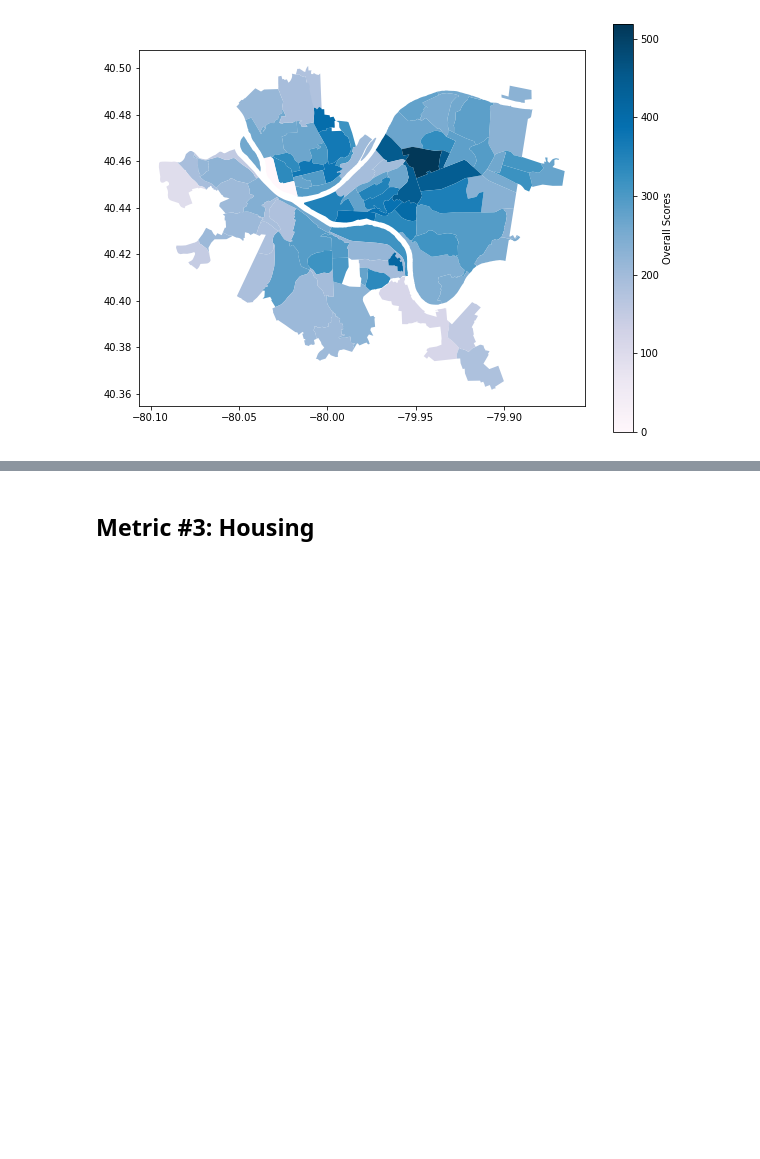
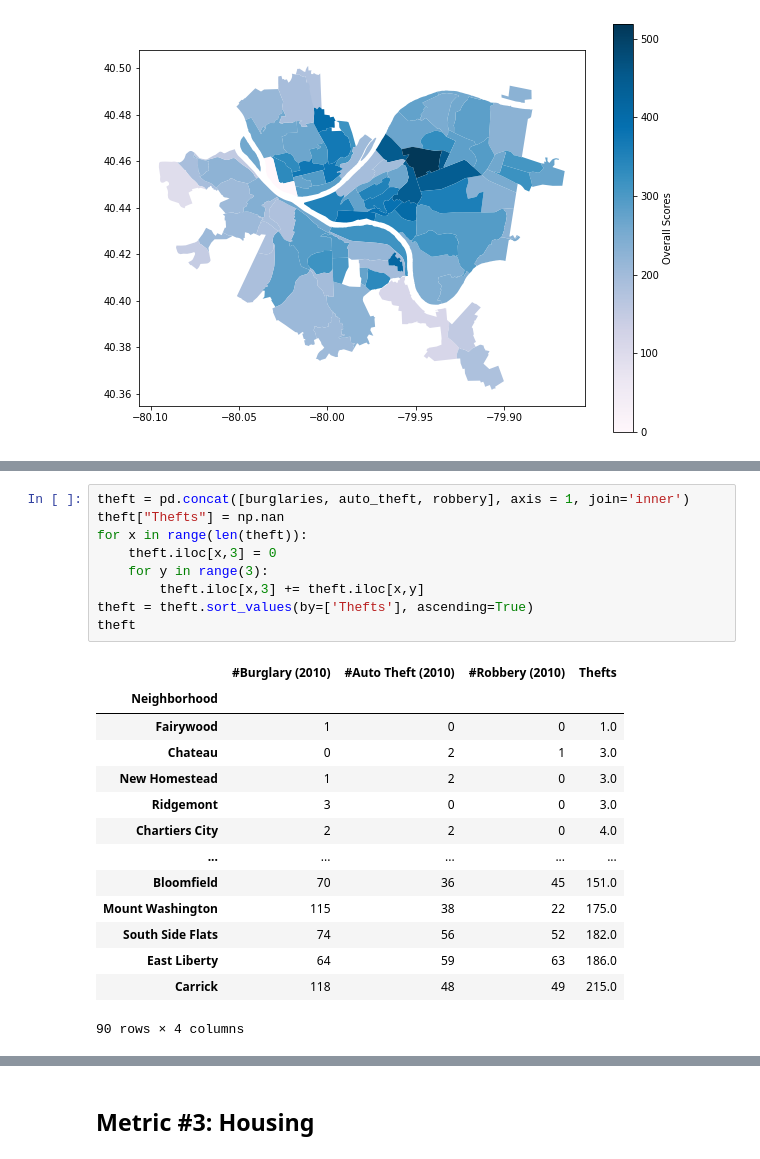
Before and after one commit to Nick0306/Big_Ideas_Final_Project, a Jupyter notebook: Dataset Notebooks/CombinedNotebook.ipynb, the cells around one changed output, grey strips where cells are left out. Drawn from its saved outputs; the diff is of its cells as text; blank space fills up the shorter version.

```diff
--- a/Dataset Notebooks/CombinedNotebook.ipynb
+++ b/Dataset Notebooks/CombinedNotebook.ipynb
@@ -219,0 +283,24 @@ final_map.plot(column='Overall',
+# %%
+theft = pd.concat([burglaries, auto_theft, robbery], axis = 1, join='inner')
+theft["Thefts"] = np.nan
+for x in range(len(theft)):
+    theft.iloc[x,3] = 0
+    for y in range(3):
+        theft.iloc[x,3] += theft.iloc[x,y]
+theft = theft.sort_values(by=['Thefts'], ascending=True)
+theft
+# %% [output]
+|  | #Burglary (2010) | #Auto Theft (2010) | #Robbery (2010) | Thefts |
+| Neighborhood |  |  |  |  |
+| Fairywood | 1 | 0 | 0 | 1.0 |
+| Chateau | 0 | 2 | 1 | 3.0 |
+| New Homestead | 1 | 2 | 0 | 3.0 |
+| Ridgemont | 3 | 0 | 0 | 3.0 |
+| Chartiers City | 2 | 2 | 0 | 4.0 |
+| ... | ... | ... | ... | ... |
+| Bloomfield | 70 | 36 | 45 | 151.0 |
+| Mount Washington | 115 | 38 | 22 | 175.0 |
+| South Side Flats | 74 | 56 | 52 | 182.0 |
+| East Liberty | 64 | 59 | 63 | 186.0 |
+| Carrick | 118 | 48 | 49 | 215.0 |
+90 rows × 4 columns
```
Also changed, not shown: parts of 31 cells of this notebook.
